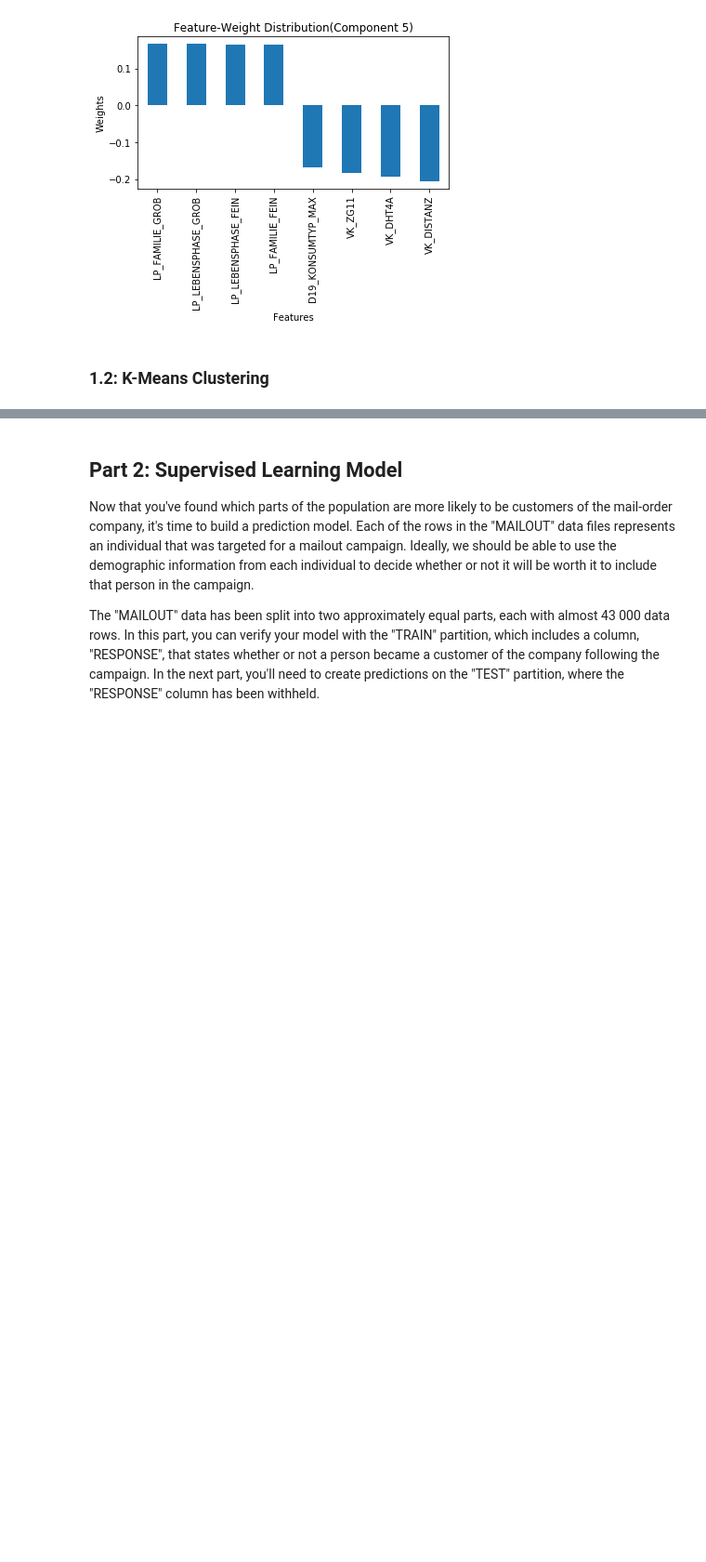
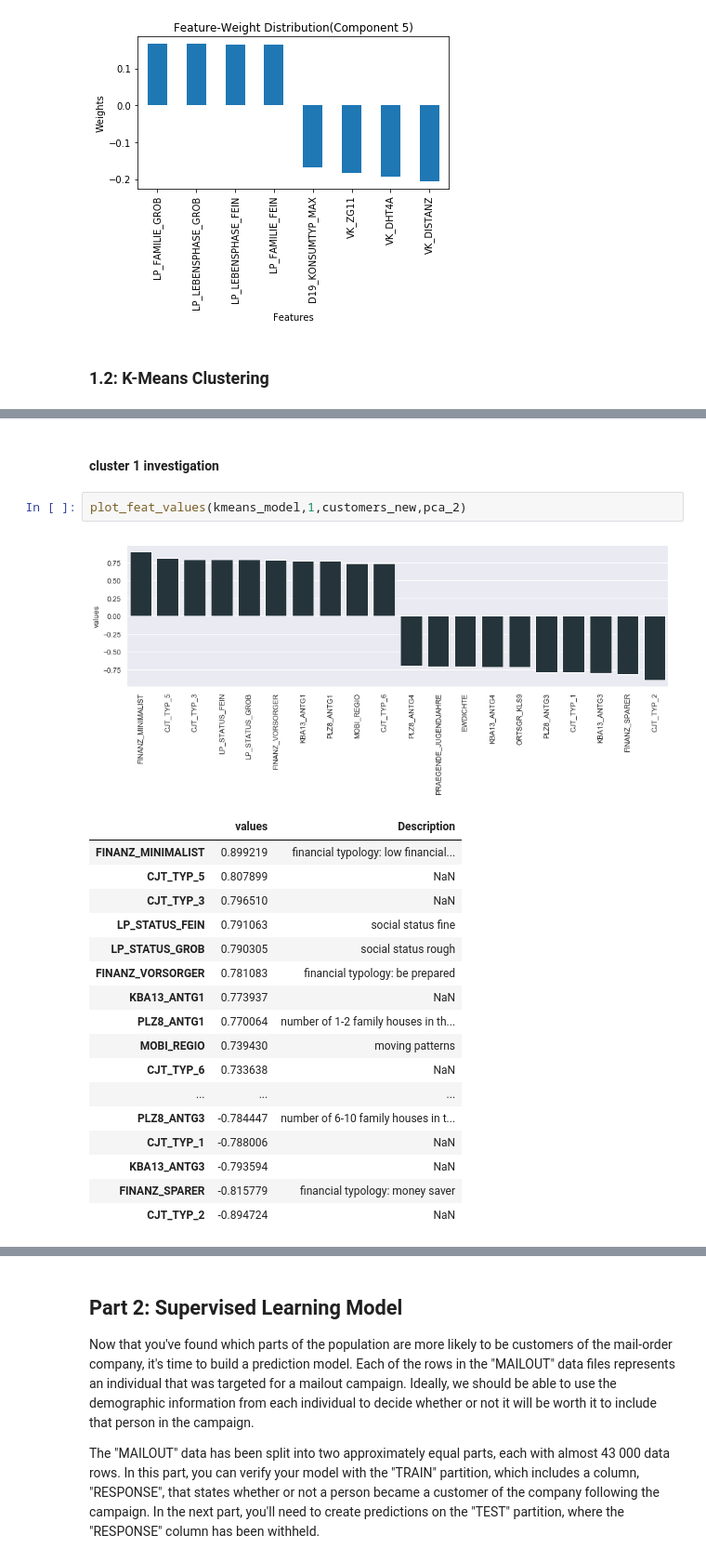
Before and after one commit to alssalo/Arvato-Project, a Jupyter notebook: Arvato Project Workbook.ipynb, the cells around one changed output, grey strips where cells are left out. Shown: that part at 93% size. Cells and saved outputs as stored; diff of their text form; blank space fills up the shorter version.

```diff
--- a/Arvato Project Workbook.ipynb
+++ b/Arvato Project Workbook.ipynb
@@ -449,0 +602,23 @@ KeyboardInterrupt:
+# %% [markdown]
+#### cluster 1 investigation
+# %%
+plot_feat_values(kmeans_model,1,customers_new,pca_2)
+# %% [output]
+[figure, added]
+|  | values | Description |
+| FINANZ_MINIMALIST | 0.899219 | financial typology: low financial... |
+| CJT_TYP_5 | 0.807899 | NaN |
+| CJT_TYP_3 | 0.796510 | NaN |
+| LP_STATUS_FEIN | 0.791063 | social status fine |
+| LP_STATUS_GROB | 0.790305 | social status rough |
+| FINANZ_VORSORGER | 0.781083 | financial typology: be prepared |
+| KBA13_ANTG1 | 0.773937 | NaN |
+| PLZ8_ANTG1 | 0.770064 | number of 1-2 family houses in th... |
+| MOBI_REGIO | 0.739430 | moving patterns |
+| CJT_TYP_6 | 0.733638 | NaN |
+| ... | ... | ... |
+| PLZ8_ANTG3 | -0.784447 | number of 6-10 family houses in t... |
+| CJT_TYP_1 | -0.788006 | NaN |
+| KBA13_ANTG3 | -0.793594 | NaN |
+| FINANZ_SPARER | -0.815779 | financial typology: money saver |
+| CJT_TYP_2 | -0.894724 | NaN |
```
Also changed, not shown: parts of 60 cells of this notebook.
